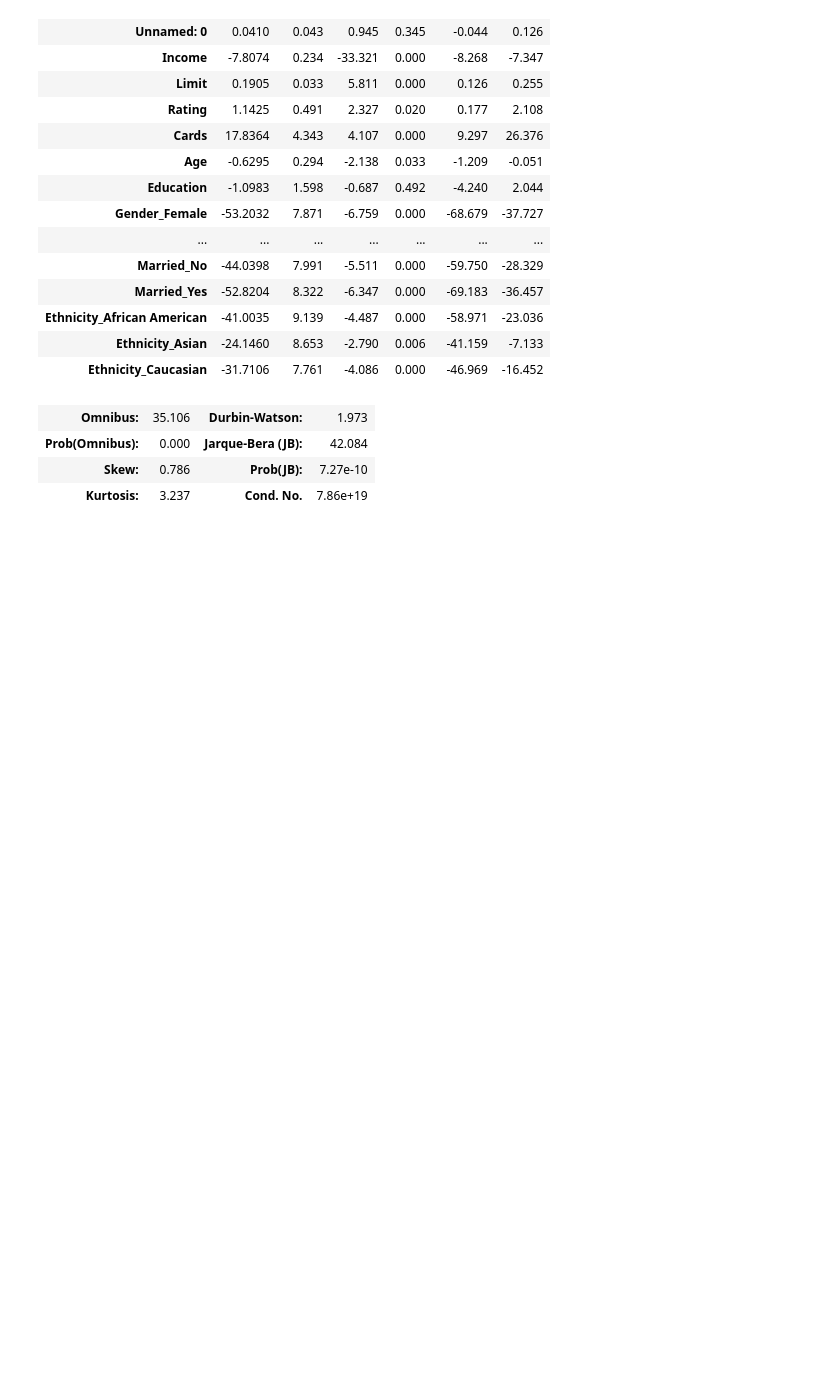
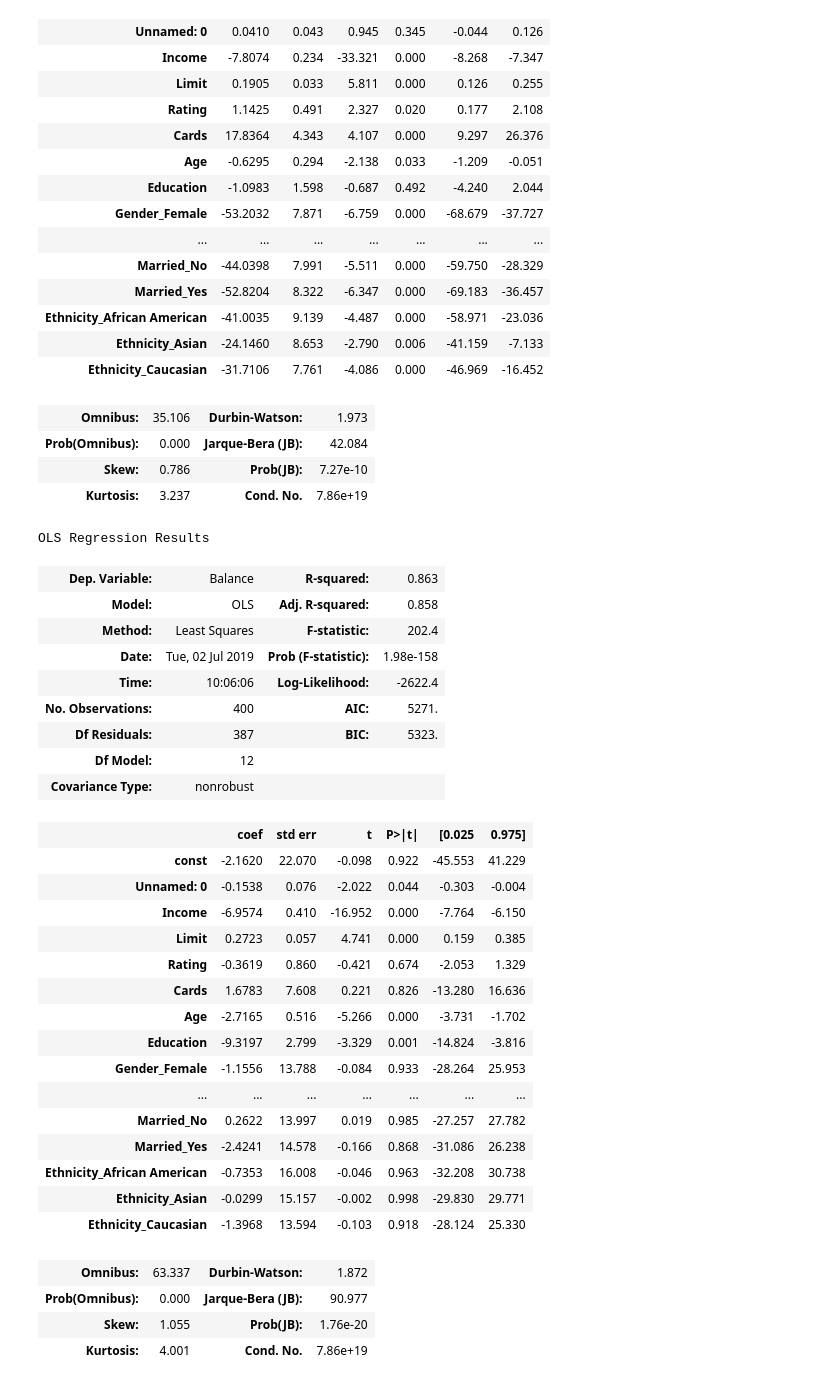
Before and after one commit to AyahSoufan/ML-BootCamp, a Jupyter notebook: Regularization .ipynb, the cells around one changed output. Drawn from its saved outputs; the diff is of its cells as text; code cells hidden in the pictures; blank space fills up the shorter version.

```diff
--- a/Regularization .ipynb
+++ b/Regularization .ipynb
@@ -68,3 +68,41 @@ OLS Regression Results
 | Prob(Omnibus): | 0.000 | Jarque-Bera (JB): | 42.084 |
 | Skew: | 0.786 | Prob(JB): | 7.27e-10 |
 | Kurtosis: | 3.237 | Cond. No. | 7.86e+19 |
+# %%
+results_Ridge = model.fit_regularized(L1_wt=0, alpha=5, start_params=result.params)
+ridge = sm.regression.linear_model.OLSResults(model,
+                                              results_Ridge.params,
+                                              model.normalized_cov_params)
+ridge.summary()
+#if you make alpha big more coffecient goes zero
+# %% [output]
+OLS Regression Results
+| Dep. Variable: | Balance | R-squared: | 0.863 |
+| Model: | OLS | Adj. R-squared: | 0.858 |
+| Method: | Least Squares | F-statistic: | 202.4 |
+| Date: | Tue, 02 Jul 2019 | Prob (F-statistic): | 1.98e-158 |
+| Time: | 10:06:06 | Log-Likelihood: | -2622.4 |
+| No. Observations: | 400 | AIC: | 5271. |
+| Df Residuals: | 387 | BIC: | 5323. |
+| Df Model: | 12 |  |  |
+| Covariance Type: | nonrobust |  |  |
+|  | coef | std err | t | P>|t| | [0.025 | 0.975] |
+| const | -2.1620 | 22.070 | -0.098 | 0.922 | -45.553 | 41.229 |
+| Unnamed: 0 | -0.1538 | 0.076 | -2.022 | 0.044 | -0.303 | -0.004 |
+| Income | -6.9574 | 0.410 | -16.952 | 0.000 | -7.764 | -6.150 |
+| Limit | 0.2723 | 0.057 | 4.741 | 0.000 | 0.159 | 0.385 |
+| Rating | -0.3619 | 0.860 | -0.421 | 0.674 | -2.053 | 1.329 |
+| Cards | 1.6783 | 7.608 | 0.221 | 0.826 | -13.280 | 16.636 |
+| Age | -2.7165 | 0.516 | -5.266 | 0.000 | -3.731 | -1.702 |
+| Education | -9.3197 | 2.799 | -3.329 | 0.001 | -14.824 | -3.816 |
+| Gender_Female | -1.1556 | 13.788 | -0.084 | 0.933 | -28.264 | 25.953 |
+| ... | ... | ... | ... | ... | ... | ... |
+| Married_No | 0.2622 | 13.997 | 0.019 | 0.985 | -27.257 | 27.782 |
+| Married_Yes | -2.4241 | 14.578 | -0.166 | 0.868 | -31.086 | 26.238 |
+| Ethnicity_African American | -0.7353 | 16.008 | -0.046 | 0.963 | -32.208 | 30.738 |
+| Ethnicity_Asian | -0.0299 | 15.157 | -0.002 | 0.998 | -29.830 | 29.771 |
+| Ethnicity_Caucasian | -1.3968 | 13.594 | -0.103 | 0.918 | -28.124 | 25.330 |
+| Omnibus: | 63.337 | Durbin-Watson: | 1.872 |
+| Prob(Omnibus): | 0.000 | Jarque-Bera (JB): | 90.977 |
+| Skew: | 1.055 | Prob(JB): | 1.76e-20 |
+| Kurtosis: | 4.001 | Cond. No. | 7.86e+19 |
```
Also changed, not shown: parts of 4 cells of this notebook.
